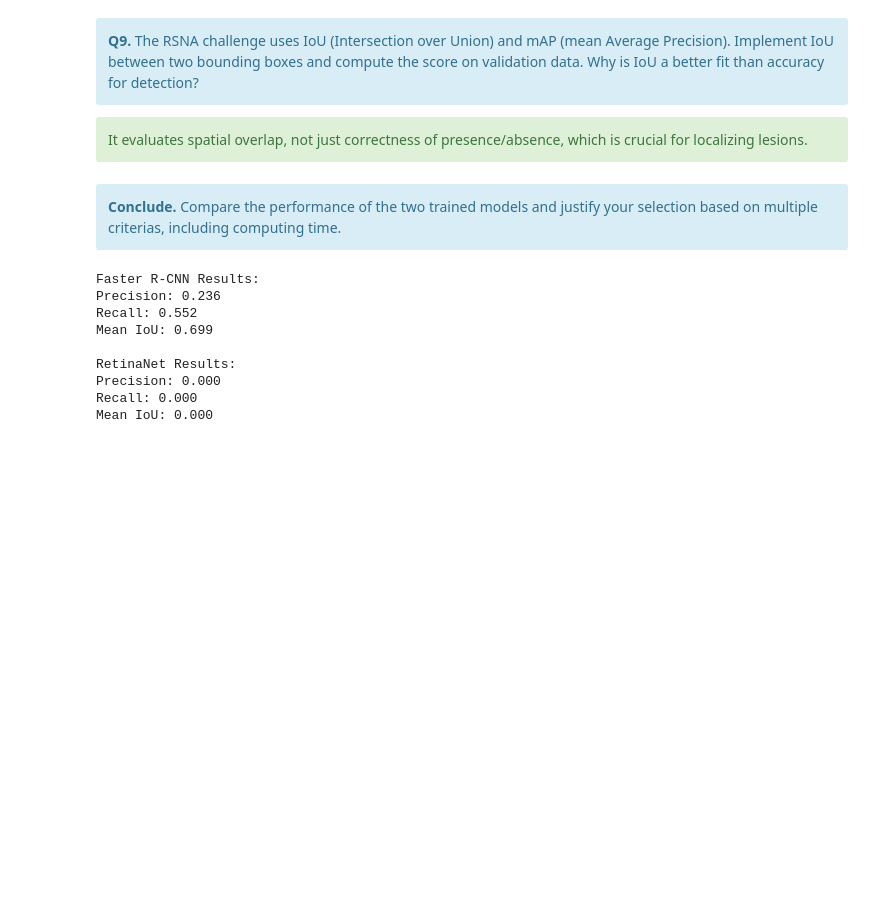
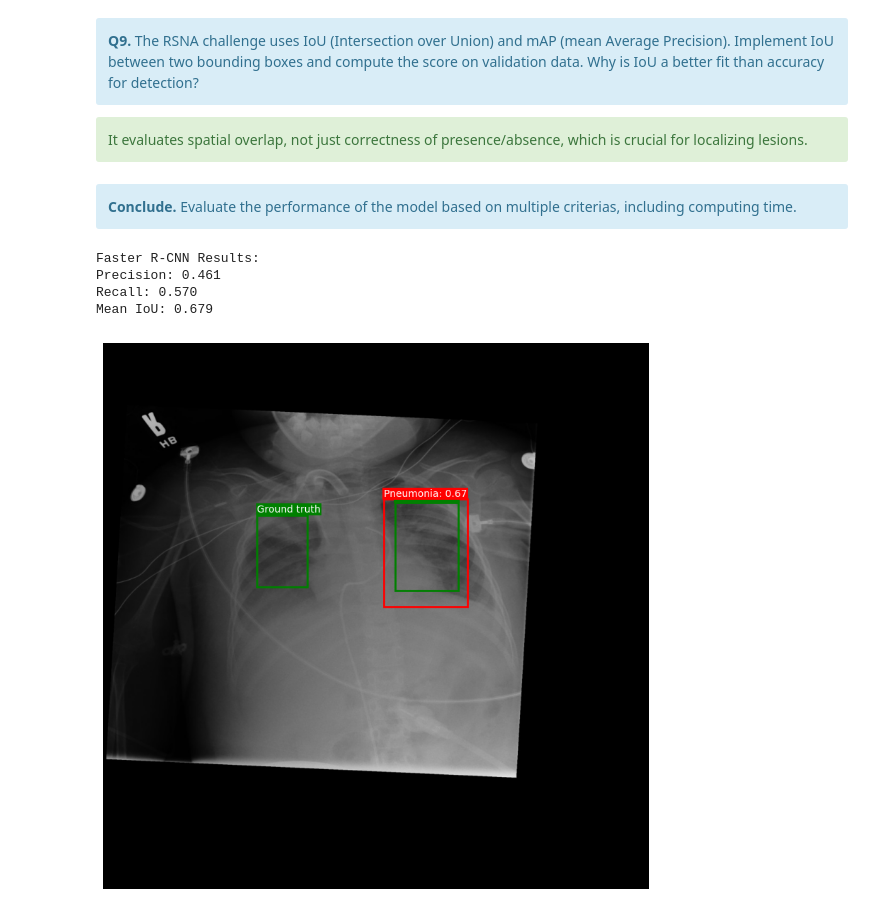
Before and after one commit to Christelleelkhoury/AIM, a Jupyter notebook: notebooks/week4/lesson1_solution.ipynb, the cells around one changed output. Cells and saved outputs as stored; diff of their text form; code cells hidden in the pictures; blank space fills up the shorter version.

```diff
--- a/notebooks/week4/lesson1_solution.ipynb
+++ b/notebooks/week4/lesson1_solution.ipynb
@@ -1079,14 +938,14 @@ def calculate_iou(gt, pr, form='pascal_voc') -> float:
     return overlap_area / union_area
 # %%
 precisions = []
-model = torchvision.models.detection.fasterrcnn_resnet50_fpn(weights="DEFAULT")
-model.load_state_dict(torch.load('./fasterrcnn_resnet50_fpn.pth'))
+model = torchvision.models.detection.fasterrcnn_resnet50_fpn()
+model.load_state_dict(torch.load('./fasterrcnn_resnet50_fpn.pth', map_location=torch.device('cpu')))
 model.eval()
-model.to(device)
+model.to('cpu')
 with torch.no_grad():
   for images, targets in val_dataloader:
-    images = list(image.to(device) for image in images)
-    targets = [{k: v.to(device) if isinstance(v, torch.Tensor) else v for k, v in t.items()} for t in targets]
+    images = list(image.to('cpu') for image in images)
+    targets = [{k: v.to('cpu') if isinstance(v, torch.Tensor) else v for k, v in t.items()} for t in targets]
     outputs = model(images)
     outputs = [{k: v.to('cpu') for k, v in t.items()} for t in outputs]
     precisions.append(calculate_image_precision(targets[0]['boxes'].detach().cpu().numpy(), outputs[0]['boxes'].detach().cpu().numpy()))
@@ -1107,17 +955,0 @@ In RSNA, Faster R-CNN pretrained on COCO generally performs better out-of-the-bo
-# %%
-# Load pretrained RetinaNet
-model = retinanet_resnet50_fpn(pretrained=True)
-
-precisions = []
-model.load_state_dict(torch.load('./retinanet_resnet50_fpn.pth'))
-model.eval()
-model.to(device)
-with torch.no_grad():
-  for images, targets in val_dataloader:
-    images = list(image.to(device) for image in images)
-    targets = [{k: v.to(device) if isinstance(v, torch.Tensor) else v for k, v in t.items()} for t in targets]
-    outputs = model(images)
-    outputs = [{k: v.to('cpu') for k, v in t.items()} for t in outputs]
-    precisions.append(calculate_image_precision(targets[0]['boxes'].detach().cpu().numpy(), outputs[0]['boxes'].detach().cpu().numpy()))
-
-  print('Average precision:', np.mean(precisions))
@@ -1146,7 +976,7 @@ def compute_iou(box1, box2):
     return iou
 # %% [markdown]
 <div class="alert alert-block alert-info">
-<b>Conclude.</b> Compare the performance of the two trained models and justify your selection based on multiple criterias, including computing time.
+<b>Conclude.</b> Evaluate the performance of the model based on multiple criterias, including computing time.
 </div>
 # %%
 def evaluate_model(model, dataloader, device, iou_threshold=0.5, conf_threshold=0.5):
@@ -1204,34 +1034,18 @@ def evaluate_model(model, dataloader, device, iou_threshold=0.5, conf_threshold=
     }
 # %%
 # Evaluate Faster R-CNN
-faster_rcnn_model = torchvision.models.detection.fasterrcnn_resnet50_fpn(weights="DEFAULT")
-faster_rcnn_model.load_state_dict(torch.load('./fasterrcnn_resnet50_fpn.pth'))
-faster_rcnn_model.to(device)
-faster_rcnn_results = evaluate_model(faster_rcnn_model, val_dataloader, device)
+faster_rcnn_model = torchvision.models.detection.fasterrcnn_resnet50_fpn()
+faster_rcnn_model.load_state_dict(torch.load('./fasterrcnn_resnet50_fpn.pth', map_location='cpu'))
+# faster_rcnn_model.to(device)
+faster_rcnn_results = evaluate_model(faster_rcnn_model, val_dataloader, device='cpu')
 
-# Evaluate RetinaNet
-retinanet_model = retinanet_resnet50_fpn(pretrained=True)
-retinanet_model.load_state_dict(torch.load('./retinanet_resnet50_fpn.pth'))
-retinanet_model.to(device)
-retinanet_results = evaluate_model(retinanet_model, val_dataloader, device)
-
-# Print comparison
+# Print
 print("Faster R-CNN Results:")
 print(f"Precision: {faster_rcnn_results['precision']:.3f}")
 print(f"Recall: {faster_rcnn_results['recall']:.3f}")
 print(f"Mean IoU: {faster_rcnn_results['mean_iou']:.3f}\n")
-
-print("RetinaNet Results:")
-print(f"Precision: {retinanet_results['precision']:.3f}")
-print(f"Recall: {retinanet_results['recall']:.3f}")
-print(f"Mean IoU: {retinanet_results['mean_iou']:.3f}")
 # %% [output]
 Faster R-CNN Results:
-Precision: 0.236
-Recall: 0.552
-Mean IoU: 0.699
-
-RetinaNet Results:
-Precision: 0.000
-Recall: 0.000
-Mean IoU: 0.000
+Precision: 0.461
+Recall: 0.570
+Mean IoU: 0.679
@@ -1237,0 +1103,12 @@ Mean IoU: 0.000
+# %%
+label_map = {1: "Pneumonia"}
+with torch.no_grad():
+    for images, targets in val_dataloader:
+        images = list(image.to('cpu') for image in images)
+        outputs = model(images)[0]
+        targets = [{k: v.to('cpu') if isinstance(v, torch.Tensor) else v for k, v in t.items()} for t in targets]
+        gt = targets[0]['boxes'].cpu()
+        plot_detections(images[0], outputs, gt, label_map=label_map)
+        break
+# %% [output]
+[figure, added]
```
Also changed, not shown: parts of 39 cells of this notebook.
